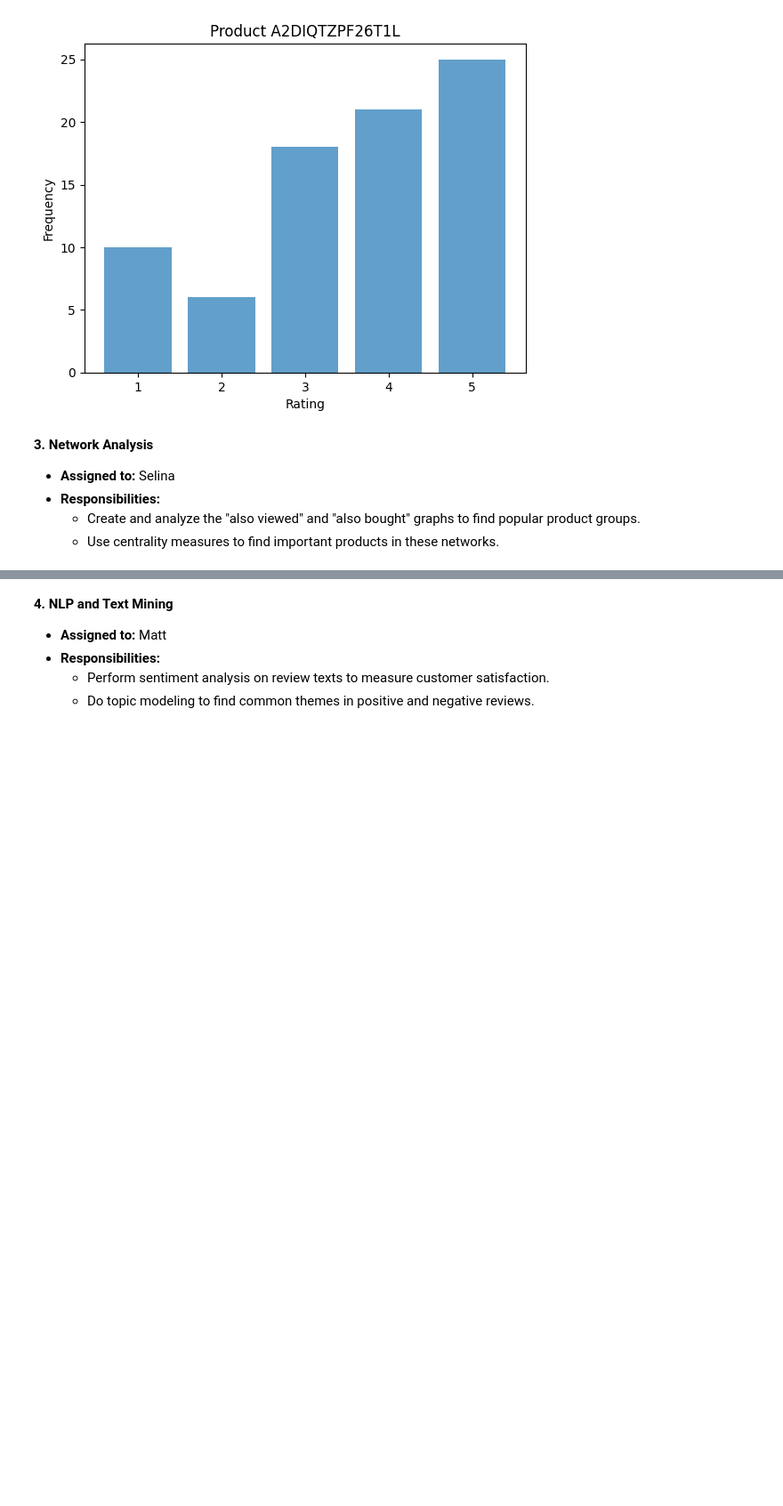
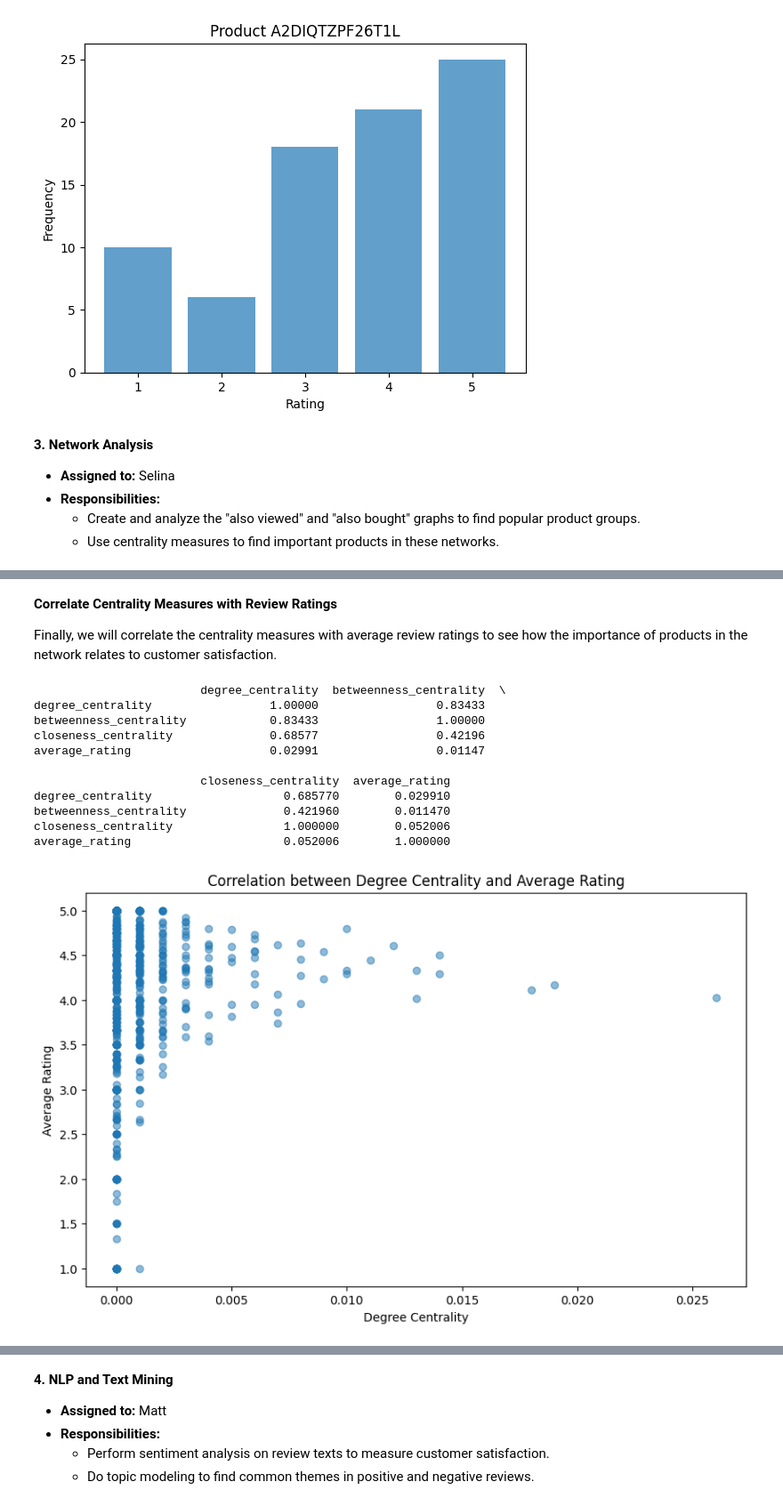
Before and after one commit to hbedros/data620-final-project, a Jupyter notebook: main.ipynb, the cells around one changed output, grey strips where cells are left out. Shown at 89% size. Cells and saved outputs as stored; diff of their text form; code cells hidden in the pictures; blank space fills up the shorter version.

```diff
--- a/main.ipynb
+++ b/main.ipynb
@@ -270,0 +450,44 @@ for i, product in enumerate(top_5_products, 1):
+# %% [markdown]
+**Correlate Centrality Measures with Review Ratings**
+
+Finally, we will correlate the centrality measures with average review ratings to see how the importance of products in the network relates to customer satisfaction.
+# %%
+import pandas as pd
+import matplotlib.pyplot as plt
+
+df_avg_rating = df.groupby('asin')['rating'].mean().reset_index()
+df_avg_rating.columns = ['product_id', 'average_rating']
+
+centrality_df = pd.DataFrame({
+    'product_id': list(degree_centrality_sub.keys()),
+    'degree_centrality': list(degree_centrality_sub.values()),
+    'betweenness_centrality': list(betweenness_centrality_sub.values()),
+    'closeness_centrality': list(closeness_centrality_sub.values())
+})
+
+centrality_df = centrality_df.merge(df_avg_rating, left_on='product_id', right_on='product_id')
+centrality_df = centrality_df.dropna()
+
+numeric_columns = ['degree_centrality', 'betweenness_centrality', 'closeness_centrality', 'average_rating']
+correlation_matrix = centrality_df[numeric_columns].corr()
+print(correlation_matrix)
+
+plt.figure(figsize=(10, 6))
+plt.scatter(centrality_df['degree_centrality'], centrality_df['average_rating'], alpha=0.5)
+plt.xlabel('Degree Centrality')
+plt.ylabel('Average Rating')
+plt.title('Correlation between Degree Centrality and Average Rating')
+plt.show()
+# %% [output]
+                        degree_centrality  betweenness_centrality  \
+degree_centrality                 1.00000                 0.83433
+betweenness_centrality            0.83433                 1.00000
+closeness_centrality              0.68577                 0.42196
+average_rating                    0.02991                 0.01147
+
+                        closeness_centrality  average_rating
+degree_centrality                   0.685770        0.029910
+betweenness_centrality              0.421960        0.011470
+closeness_centrality                1.000000        0.052006
+average_rating                      0.052006        1.000000
+[figure, added]
```
Also changed, not shown: parts of 17 cells of this notebook.
